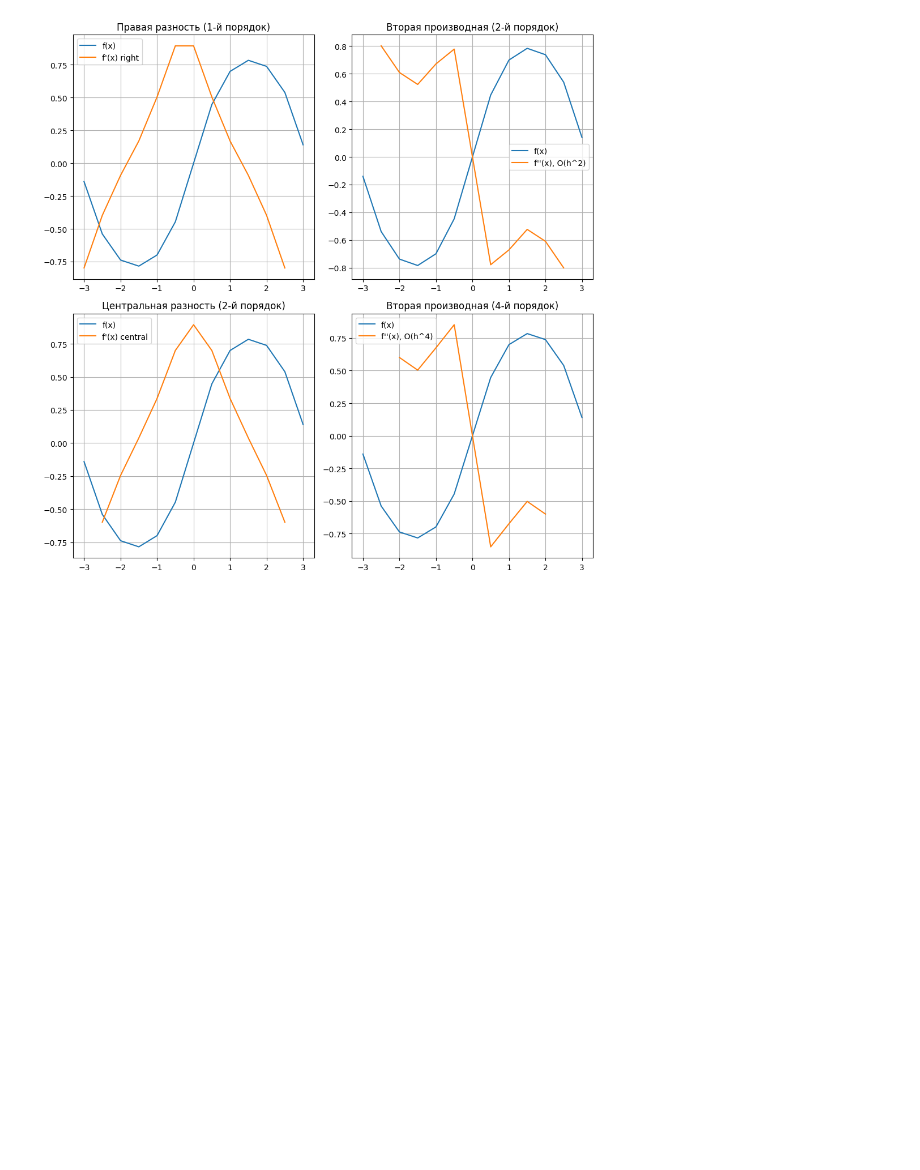
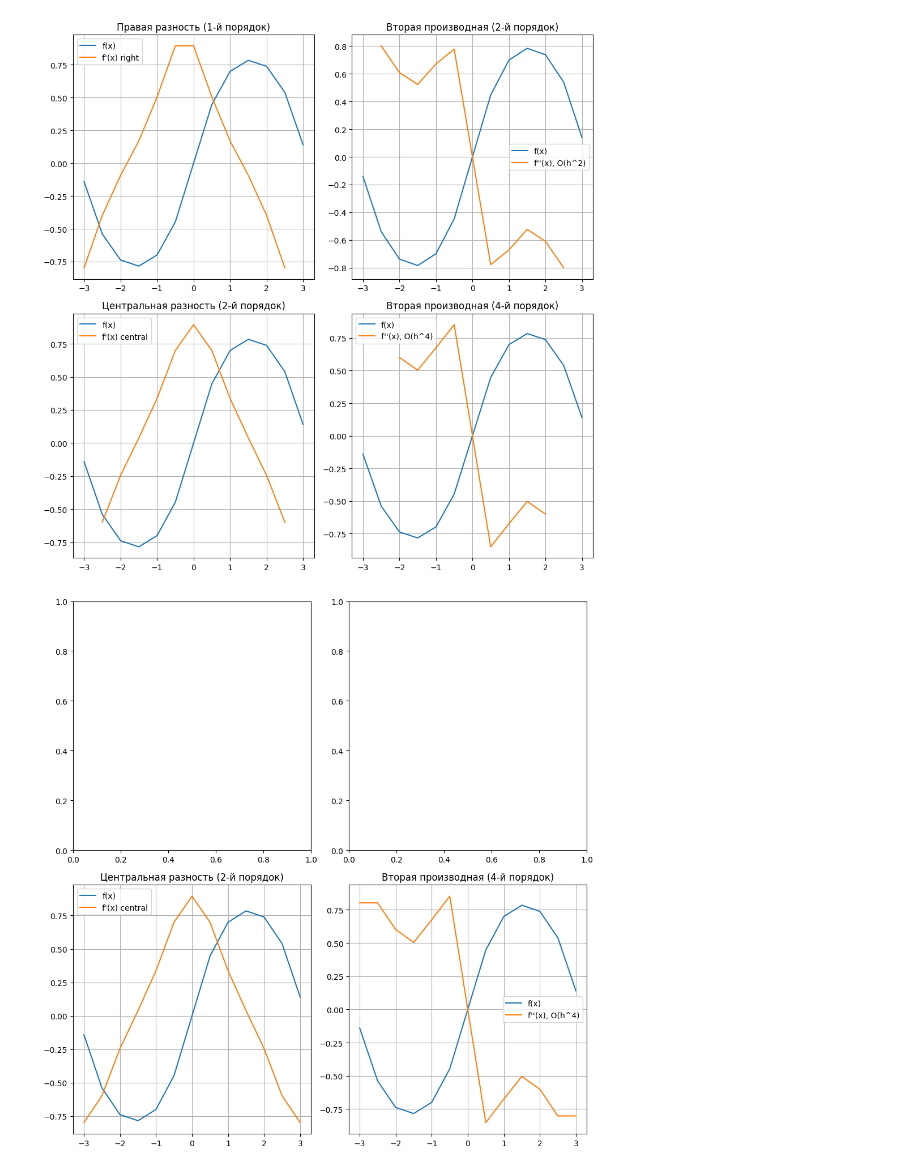
Before and after one commit to AndreDon0/Numerical_methods, a Jupyter notebook: labs/2.ipynb, the cells around one changed output. Cells and saved outputs as stored; diff of their text form; code cells hidden in the pictures; blank space fills up the shorter version.

```diff
--- a/labs/2.ipynb
+++ b/labs/2.ipynb
@@ -66,3 +95,35 @@ plt.tight_layout()
 plt.show()
 # %% [output]
 [figure]
+# %%
+a, b = -3, 3
+h = 0.5
+
+def f(x: np.ndarray) -> np.ndarray:
+    return np.atan(np.sin(x))
+
+grid = np.arange(a, b + h, h, dtype=np.float64)
+
+grid2, derivative2 = derivative(f, grid, 1, points=(1, 1))
+grid4, derivative4 = derivative(f, grid, 2, points=(2, 2))
+
+fig, axis = plt.subplots(2, 2, figsize=(10, 10))
+
+
+axis[1, 0].plot(grid, f(grid), label="f(x)")
+axis[1, 0].plot(grid2, derivative2, label="f'(x) central")
+axis[1, 0].set_title("Центральная разность (2-й порядок)")
+axis[1, 0].legend()
+axis[1, 0].grid(True)
+
+
+axis[1, 1].plot(grid, f(grid), label="f(x)")
+axis[1, 1].plot(grid4, derivative4, label="f''(x), O(h^4)")
+axis[1, 1].set_title("Вторая производная (4-й порядок)")
+axis[1, 1].legend()
+axis[1, 1].grid(True)
+
+plt.tight_layout()
+plt.show()
+# %% [output]
+[figure, added]
```
Also changed, not shown: parts of 1 cell of this notebook.
